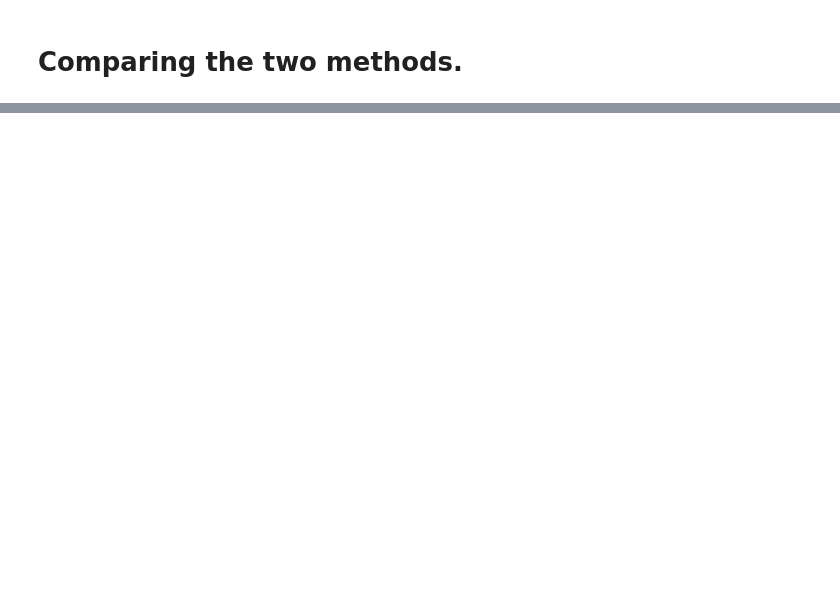
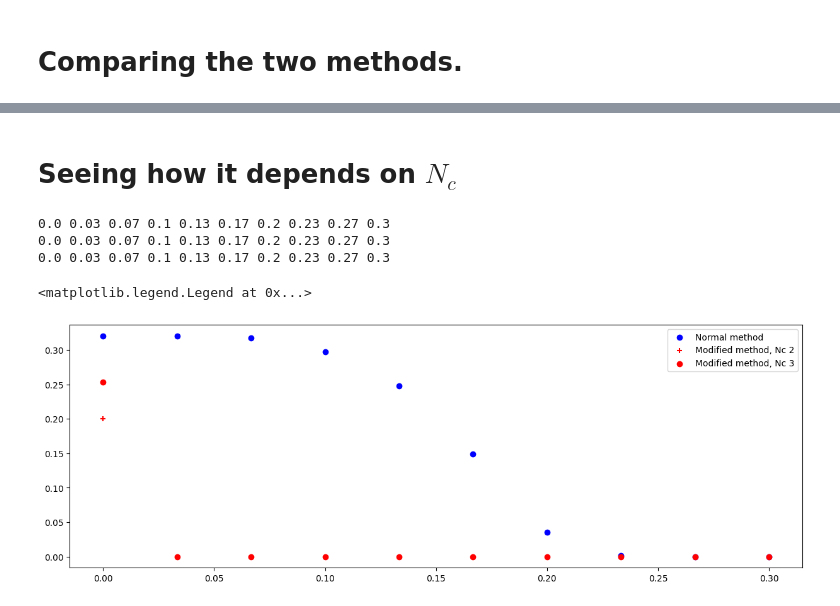
Before and after one commit to axeltib/BdG-numerical, a Jupyter notebook: code/spin_chain.ipynb, the cells around one changed output, grey strips where cells are left out. Saved outputs shown, nothing was run; the diff lists cells and outputs as text; code cells hidden in the pictures; blank space fills up the shorter version.

```diff
--- a/code/spin_chain.ipynb
+++ b/code/spin_chain.ipynb
@@ -194,0 +197,48 @@ for i, T in enumerate(T_set):
+# %% [markdown]
+# Seeing how it depends on $N_c$
+# %%
+N = 30
+Nc_list = [2, 3]
+signs = ["+", "o", "x"]
+
+t = 1
+mu = 2*t
+num_iter = 20
+T_set = np.linspace(0, 0.3, 10)
+
+# Calculating the gap parameter amplitude
+fig, axs = plt.subplots(1, figsize=(15,5))
+
+# Creating a MBdG instance
+solver = BdG_method(N, Nc_list[0], mu, t, 0, num_iter)
+for i, T in enumerate(T_set):
+    print(round(T, 2), end=" ")
+    solver.set_temperature(T)
+    last_delta = solver.run_solver()
+    if i == 0:
+        axs.scatter(T, np.mean(np.real(np.diag(solver.delta)))/t, color="blue", label="Normal method")
+    else:
+        axs.scatter(T, np.mean(np.real(np.diag(solver.delta)))/t, color="blue")
+print("")
+
+
+
+for j, Nc in enumerate(Nc_list):
+    # Creating a BdG instance
+    solver = MBdG_method(N, Nc, mu, t, 0, num_iter)
+    for i, T in enumerate(T_set):
+        print(round(T, 2), end=" ")
+        solver.set_temperature(T)
+        last_delta = solver.run_solver()
+        if i == 0:
+            axs.scatter(T, np.mean(np.real(np.diag(solver.delta)))/t, color="red", marker=signs[j], label="Modified method, Nc {0}".format(Nc))
+        else:
+            axs.scatter(T, np.mean(np.real(np.diag(solver.delta)))/t, color="red", marker=signs[j])
+    print("")
+axs.legend()
+# %% [output]
+0.0 0.03 0.07 0.1 0.13 0.17 0.2 0.23 0.27 0.3
+0.0 0.03 0.07 0.1 0.13 0.17 0.2 0.23 0.27 0.3
+0.0 0.03 0.07 0.1 0.13 0.17 0.2 0.23 0.27 0.3
+<matplotlib.legend.Legend at 0x...>
+[figure, added]
```
Also changed, not shown: parts of 8 cells of this notebook, 4 other files.
